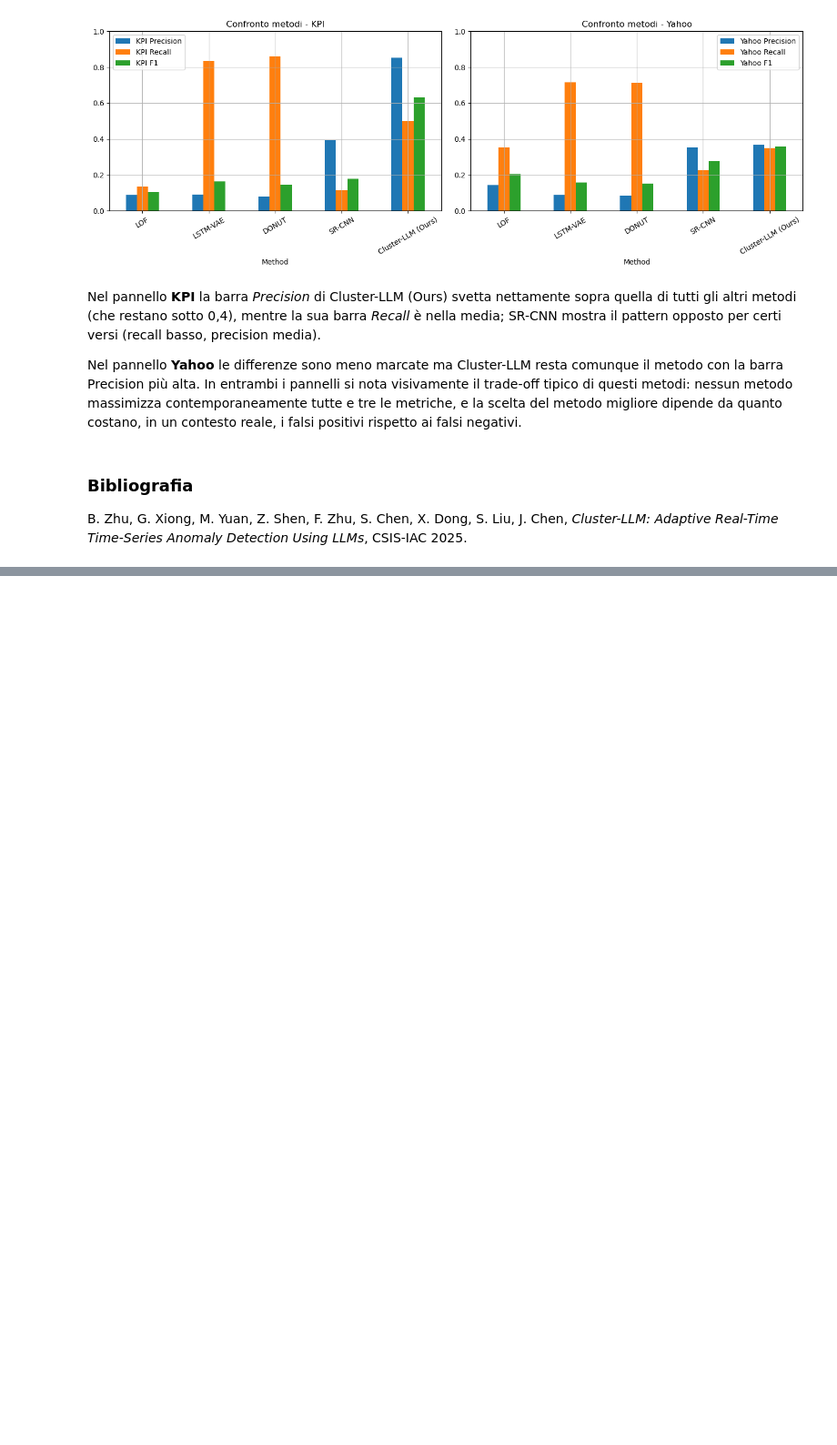
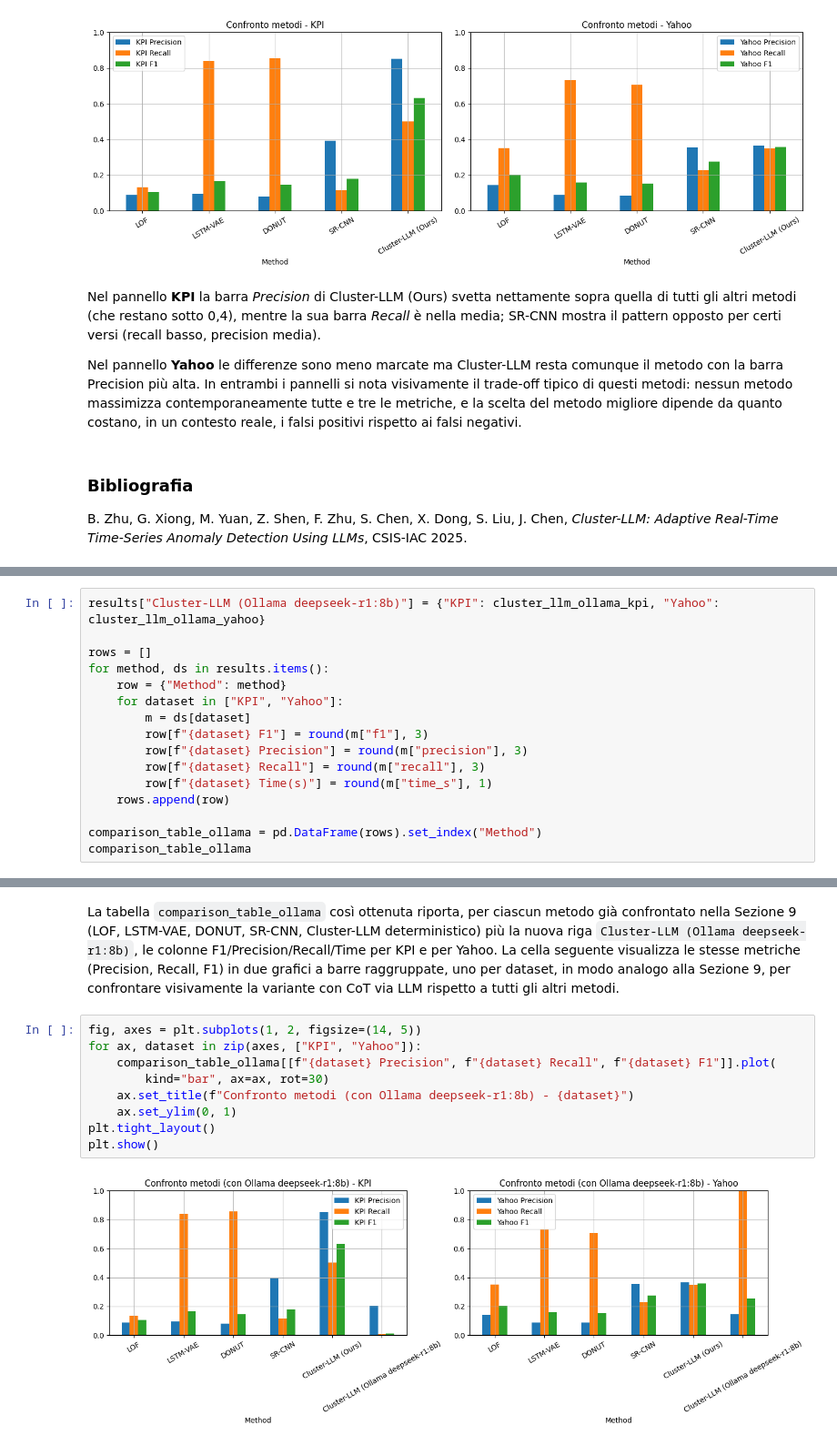
Before and after one commit to GiuliaSimoncini/LAB_Data_Mining, a Jupyter notebook: Cluster_LLM.ipynb, the cells around one changed output, grey strips where cells are left out. Shown at 91% size. Cells and saved outputs as stored; diff of their text form; blank space fills up the shorter version.

Commit message:
Added appendix

```diff
--- a/Cluster_LLM.ipynb
+++ b/Cluster_LLM.ipynb
@@ -1405,0 +2046,16 @@ B. Zhu, G. Xiong, M. Yuan, Z. Shen, F. Zhu, S. Chen, X. Dong, S. Liu, J. Chen, *
+# %%
+results["Cluster-LLM (Ollama deepseek-r1:8b)"] = {"KPI": cluster_llm_ollama_kpi, "Yahoo": cluster_llm_ollama_yahoo}
+
+rows = []
+for method, ds in results.items():
+    row = {"Method": method}
+    for dataset in ["KPI", "Yahoo"]:
+        m = ds[dataset]
+        row[f"{dataset} F1"] = round(m["f1"], 3)
+        row[f"{dataset} Precision"] = round(m["precision"], 3)
+        row[f"{dataset} Recall"] = round(m["recall"], 3)
+        row[f"{dataset} Time(s)"] = round(m["time_s"], 1)
+    rows.append(row)
+
+comparison_table_ollama = pd.DataFrame(rows).set_index("Method")
+comparison_table_ollama
@@ -1405,0 +2071,13 @@ B. Zhu, G. Xiong, M. Yuan, Z. Shen, F. Zhu, S. Chen, X. Dong, S. Liu, J. Chen, *
+# %% [markdown]
+La tabella `comparison_table_ollama` così ottenuta riporta, per ciascun metodo già confrontato nella Sezione 9 (LOF, LSTM-VAE, DONUT, SR-CNN, Cluster-LLM deterministico) più la nuova riga `Cluster-LLM (Ollama deepseek-r1:8b)`, le colonne F1/Precision/Recall/Time per KPI e per Yahoo. La cella seguente visualizza le stesse metriche (Precision, Recall, F1) in due grafici a barre raggruppate, uno per dataset, in modo analogo alla Sezione 9, per confrontare visivamente la variante con CoT via LLM rispetto a tutti gli altri metodi.
+# %%
+fig, axes = plt.subplots(1, 2, figsize=(14, 5))
+for ax, dataset in zip(axes, ["KPI", "Yahoo"]):
+    comparison_table_ollama[[f"{dataset} Precision", f"{dataset} Recall", f"{dataset} F1"]].plot(
+        kind="bar", ax=ax, rot=30)
+    ax.set_title(f"Confronto metodi (con Ollama deepseek-r1:8b) - {dataset}")
+    ax.set_ylim(0, 1)
+plt.tight_layout()
+plt.show()
+# %% [output]
+[figure, added]
```
Also changed, not shown: parts of 41 cells of this notebook.
